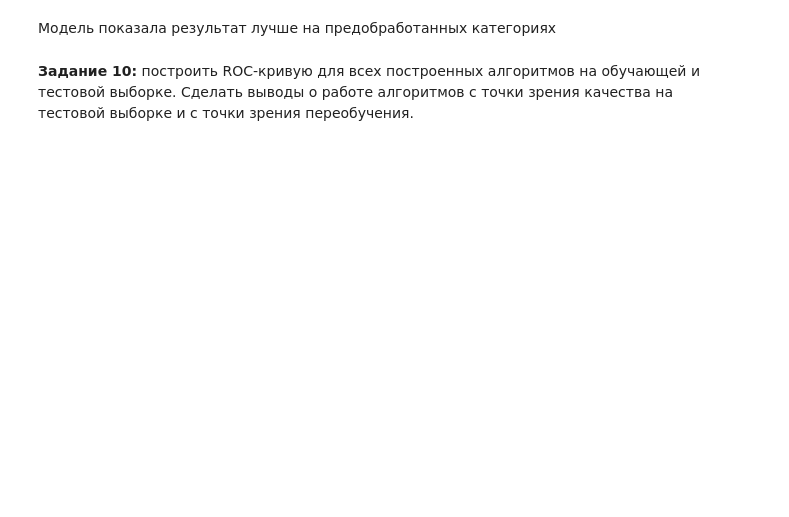
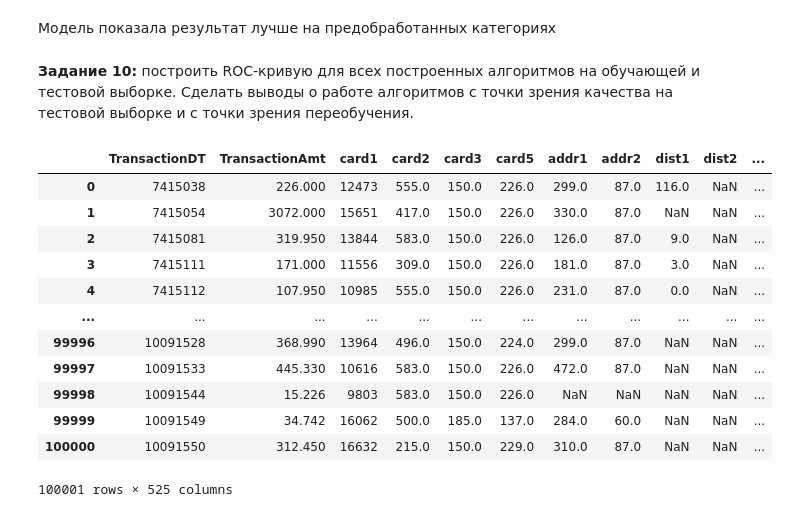
Before and after one commit to lyutovad/GU_DA_Kaggle, a Jupyter notebook: Homeworks/Homework2_Lyutova.ipynb, the cells around one changed output. Drawn from its saved outputs; the diff is of its cells as text; code cells hidden in the pictures; blank space fills up the shorter version.

```diff
--- a/Homeworks/Homework2_Lyutova.ipynb
+++ b/Homeworks/Homework2_Lyutova.ipynb
@@ -123,8 +117,10 @@ Categorical Feature Count 14
 | 0 | W | discover | credit | NaN | NaN | T | T | T | M2 | ... |
 | 1 | W | mastercard | credit | gmail.com | NaN | NaN | NaN | NaN | M0 | ... |
 # %%
+train_cat = train.copy()
+
 for cat_colname in train.select_dtypes(include='object').columns[1:]:
-    train_cat = pd.concat([train, pd.get_dummies(train[cat_colname], prefix=cat_colname)], axis=1)
+    train_cat = pd.concat([train_cat, pd.get_dummies(train[cat_colname], prefix=cat_colname)], axis=1)
 # %%
 train_cat.head(2)
 # %% [output]
@@ -139,5 +131,6 @@ train_cat.shape
 # %%
-train_cat = train_cat.drop(categorical_features.columns, axis=1)
+for cat_colname in categorical_features:
+    train_cat = train_cat.drop([cat_colname], axis=1)
 # %%
 train_cat.shape
 # %% [output]
@@ -475,0 +454,20 @@ Shrink model to first 569 iterations.
+# %%
+test_cat = test.copy()
+for cat_colname in cat_features:
+    test_cat = pd.concat([test_cat, pd.get_dummies(test[cat_colname], prefix=cat_colname)], axis=1)
+# %%
+test_cat
+# %% [output]
+|  | TransactionDT | TransactionAmt | card1 | card2 | card3 | card5 | addr1 | addr2 | dist1 | dist2 | ... |
+| 0 | 7415038 | 226.000 | 12473 | 555.0 | 150.0 | 226.0 | 299.0 | 87.0 | 116.0 | NaN | ... |
+| 1 | 7415054 | 3072.000 | 15651 | 417.0 | 150.0 | 226.0 | 330.0 | 87.0 | NaN | NaN | ... |
+| 2 | 7415081 | 319.950 | 13844 | 583.0 | 150.0 | 226.0 | 126.0 | 87.0 | 9.0 | NaN | ... |
+| 3 | 7415111 | 171.000 | 11556 | 309.0 | 150.0 | 226.0 | 181.0 | 87.0 | 3.0 | NaN | ... |
+| 4 | 7415112 | 107.950 | 10985 | 555.0 | 150.0 | 226.0 | 231.0 | 87.0 | 0.0 | NaN | ... |
+| ... | ... | ... | ... | ... | ... | ... | ... | ... | ... | ... | ... |
+| 99996 | 10091528 | 368.990 | 13964 | 496.0 | 150.0 | 224.0 | 299.0 | 87.0 | NaN | NaN | ... |
+| 99997 | 10091533 | 445.330 | 10616 | 583.0 | 150.0 | 226.0 | 472.0 | 87.0 | NaN | NaN | ... |
+| 99998 | 10091544 | 15.226 | 9803 | 583.0 | 150.0 | 226.0 | NaN | NaN | NaN | NaN | ... |
+| 99999 | 10091549 | 34.742 | 16062 | 500.0 | 185.0 | 137.0 | 284.0 | 60.0 | NaN | NaN | ... |
+| 100000 | 10091550 | 312.450 | 16632 | 215.0 | 150.0 | 229.0 | 310.0 | 87.0 | NaN | NaN | ... |
+100001 rows × 525 columns
```
Also changed, not shown: parts of 27 cells of this notebook.
